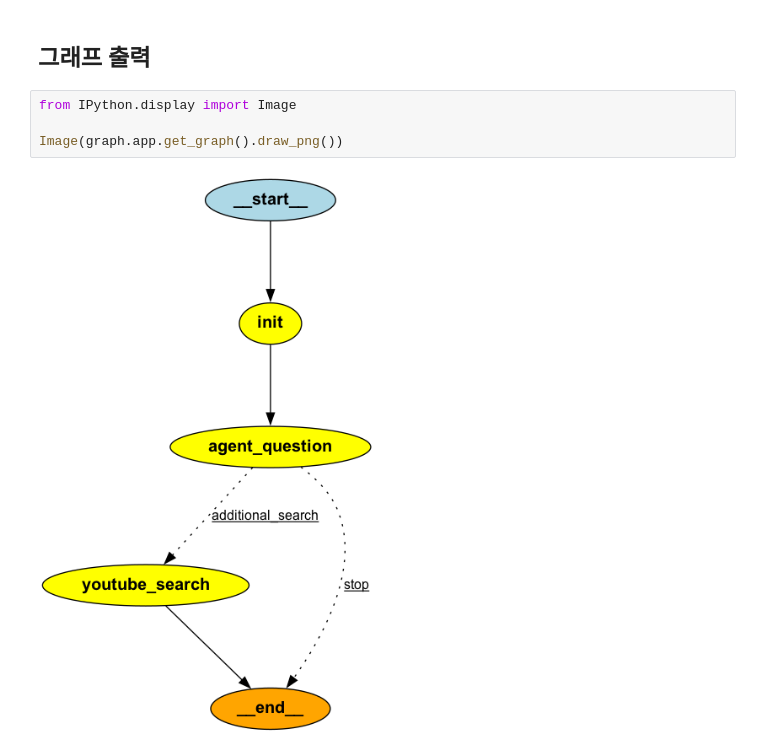
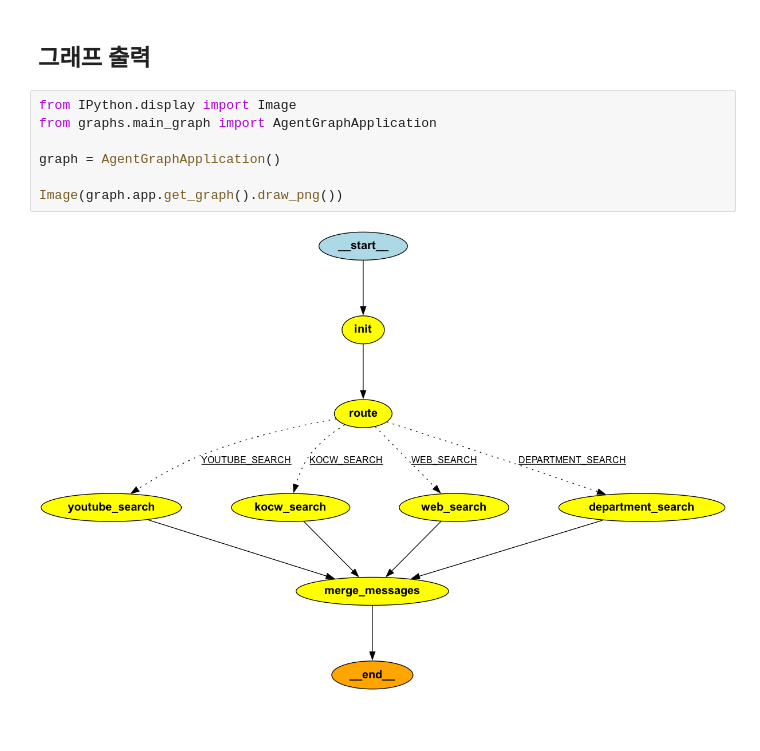
Before and after one commit to 0-tae/majorfree, a Jupyter notebook: langgraph_introduce.ipynb, the cells around one changed output. Cells and saved outputs as stored; diff of their text form; blank space fills up the shorter version.

```diff
--- a/langgraph_introduce.ipynb
+++ b/langgraph_introduce.ipynb
@@ -73,7 +92,10 @@ pp.pprint(result)
 ## 그래프 출력
 # %%
 from IPython.display import Image
+from graphs.main_graph import AgentGraphApplication
+
+graph = AgentGraphApplication()
 
 Image(graph.app.get_graph().draw_png())
 # %% [output]
-[figure, old version]
+[figure, new version]
```
Also changed, not shown: parts of 1 cell of this notebook.
